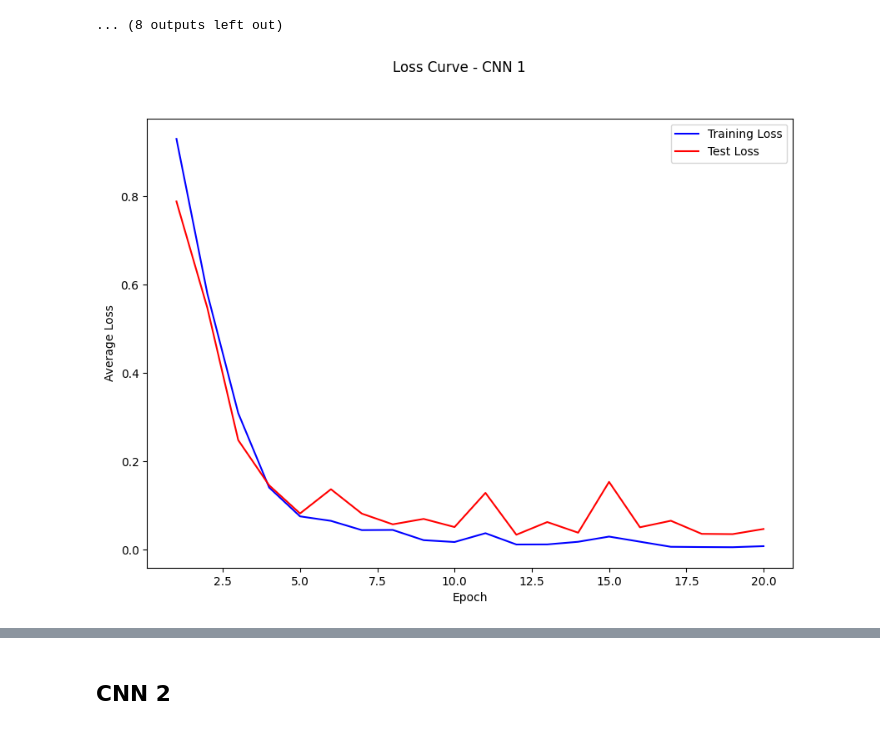
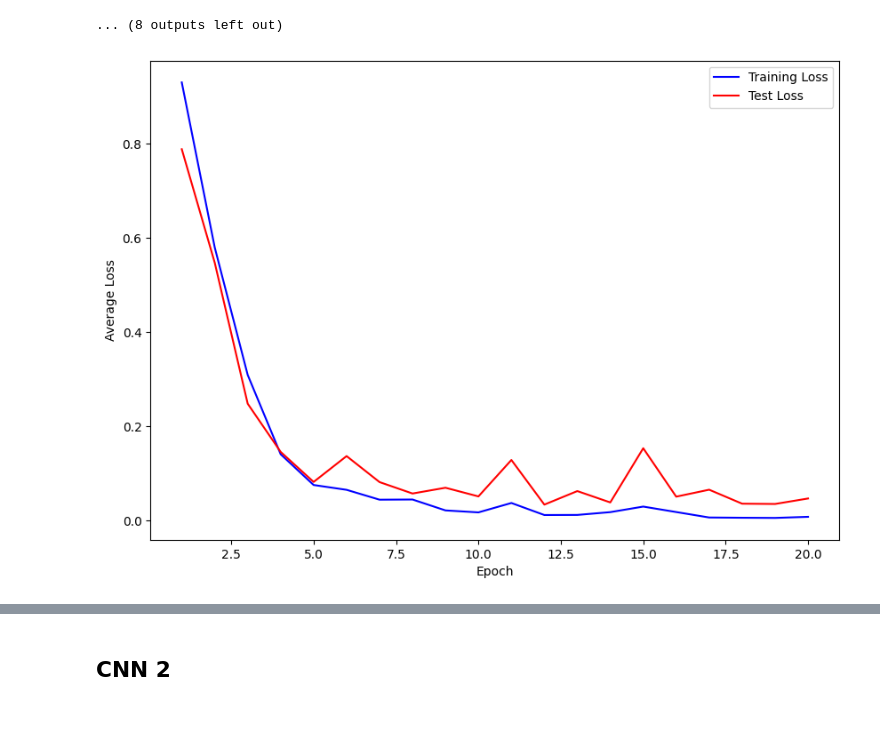
Before and after one commit to talanthier/cs273p_project, a Jupyter notebook: notebooks/notebook_tl_00.ipynb, the cells around one changed output, grey strips where cells are left out. Saved outputs shown, nothing was run; the diff lists cells and outputs as text; code cells hidden in the pictures.

```diff
--- a/notebooks/notebook_tl_00.ipynb
+++ b/notebooks/notebook_tl_00.ipynb
@@ -201,12 +201,12 @@ Valid Loss: 0.0339
 # %%
 arr_results = np.array(results)
 fig = plt.figure(figsize = (10,7))
 plt.plot(arr_results[:, 0], arr_results[:, 1], label = 'Training Loss', c = 'b')
 plt.plot(arr_results[:, 0], arr_results[:, 2], label = 'Test Loss', c = 'r')
-plt.suptitle('Loss Curve - CNN 1')
+#plt.suptitle('Loss Curve - CNN 1')
 plt.xlabel('Epoch')
 plt.ylabel('Average Loss')
 plt.legend()
 plt.show()
 # %% [output]
-[figure, old version]
+[figure, new version]
```
Also changed, not shown: parts of 17 cells of this notebook, 2 other files.
